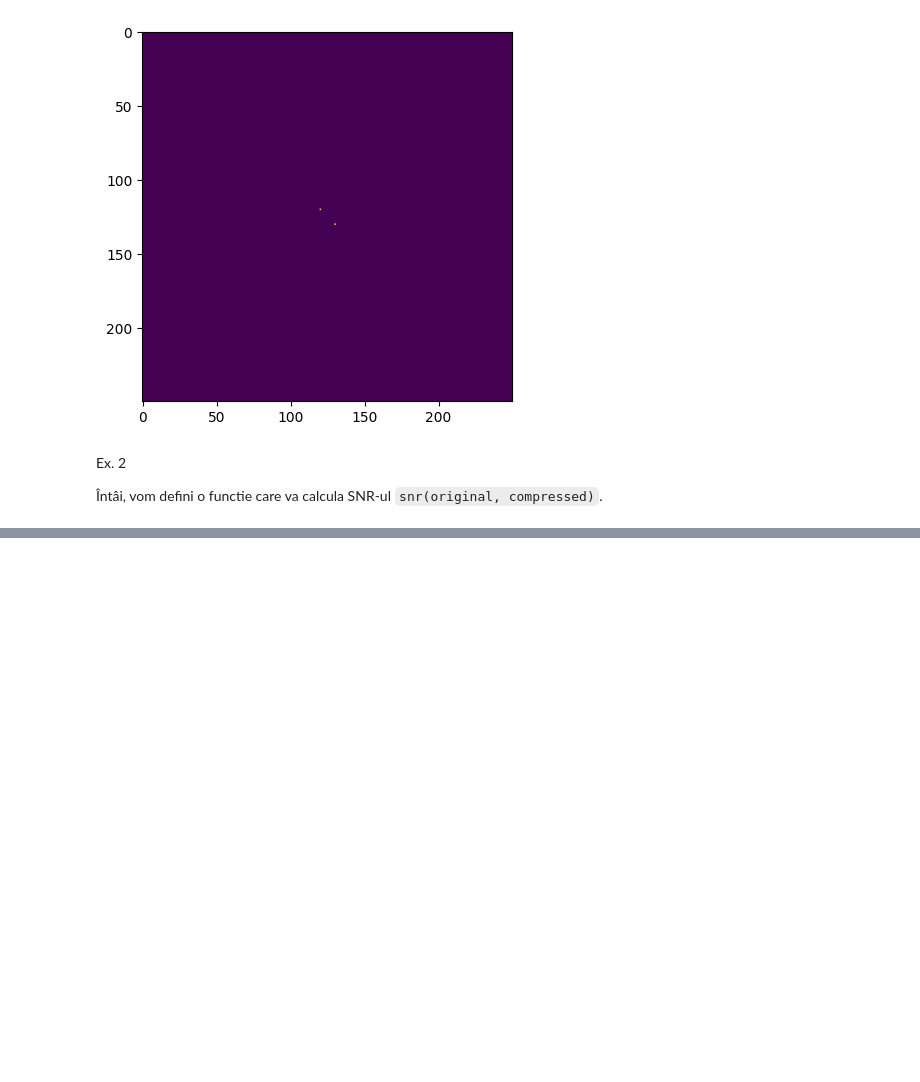
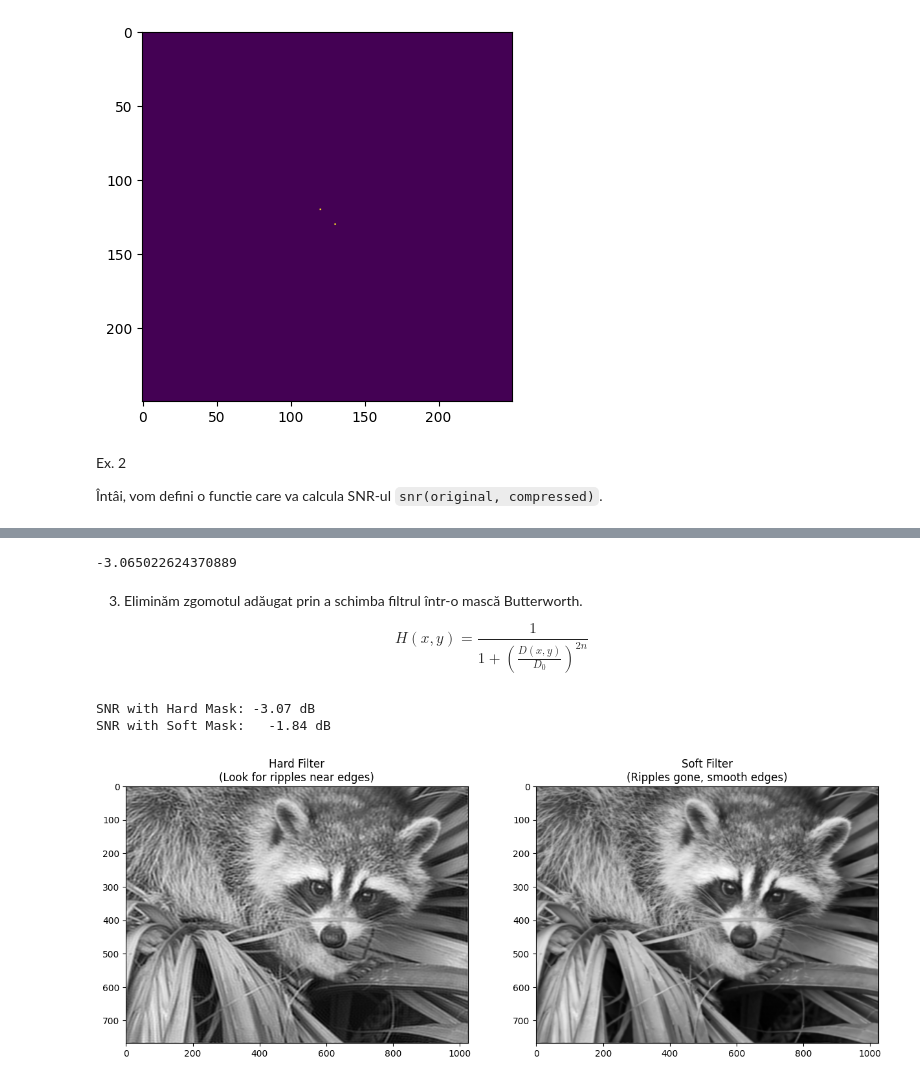
Before and after one commit to voaidesr/signal-processing, a Jupyter notebook: labs/l7/l7.ipynb, the cells around one changed output, grey strips where cells are left out. Cells and saved outputs as stored; diff of their text form; code cells hidden in the pictures; blank space fills up the shorter version.

```diff
--- a/labs/l7/l7.ipynb
+++ b/labs/l7/l7.ipynb
@@ -253,0 +257,39 @@ plt.show()
+# %%
+print(current_snr)
+# %% [output]
+-3.065022624370889
+# %% [markdown]
+3. Eliminăm zgomotul adăugat prin a schimba filtrul într-o mască Butterworth.
+
+$$
+H(x, y) = \frac{1}{1 + (\frac{D(x, y)}{D_0})^{2n}}
+$$
+# %%
+n = 2
+D0 = radius
+
+radius_grid = np.sqrt((x - center_col) ** 2 + (y - center_row) ** 2)
+mask_soft = 1 / (1 + (radius_grid / D0) ** (2 * n))
+
+F_soft = F * mask_soft
+
+img_clean = np.real(np.fft.ifft2(np.fft.ifftshift(F_soft)))
+
+snr_clean = snr(image, img_clean)
+
+print(f"SNR with Hard Mask: {current_snr:.2f} dB")
+print(f"SNR with Soft Mask:   {snr_clean:.2f} dB")
+
+fig, axes = plt.subplots(1, 2, figsize=(15, 8))
+
+axes[0].imshow(final_img, cmap='gray')
+axes[0].set_title("Hard Filter\n(Look for ripples near edges)")
+
+axes[1].imshow(img_clean, cmap='gray')
+axes[1].set_title("Soft Filter\n(Ripples gone, smooth edges)")
+
+plt.show()
+# %% [output]
+SNR with Hard Mask: -3.07 dB
+SNR with Soft Mask:   -1.84 dB
+[figure, added]
```
Also changed, not shown: parts of 1 cell of this notebook.
